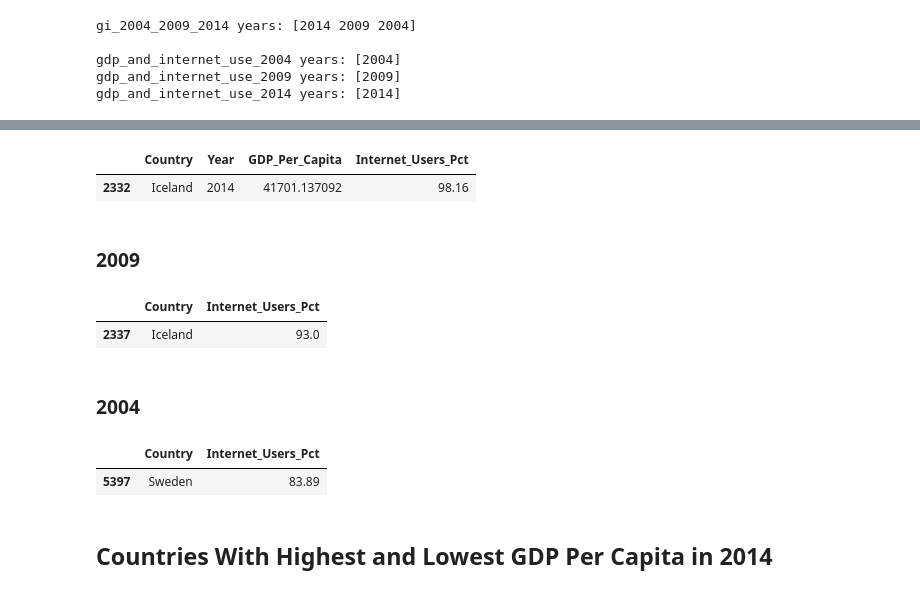
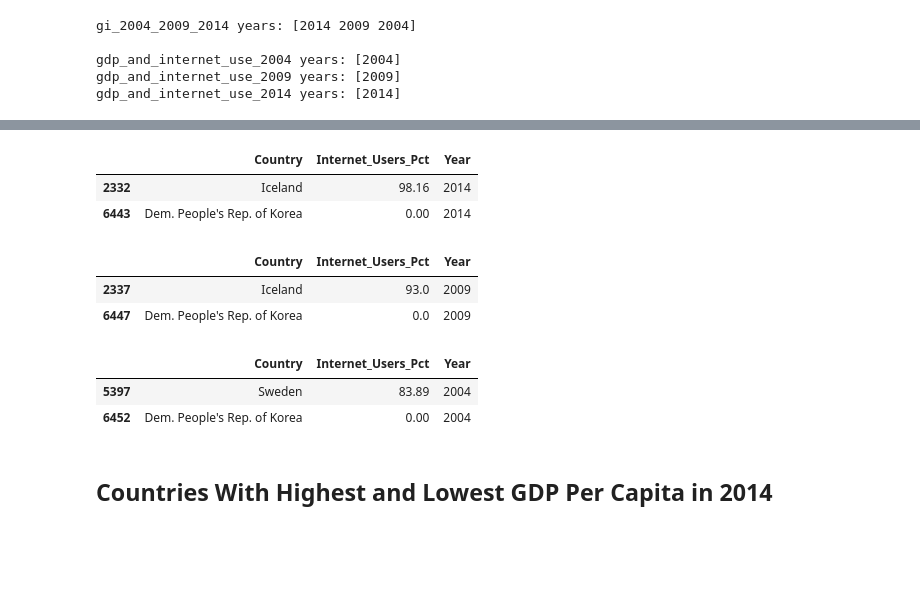
Before and after one commit to taylorperkins/data-question-1, a Jupyter notebook: In Class Practice 1.ipynb, the cells around one changed output, grey strips where cells are left out. Saved outputs shown, nothing was run; the diff lists cells and outputs as text; code cells hidden in the pictures; blank space fills up the shorter version.

```diff
--- a/In Class Practice 1.ipynb
+++ b/In Class Practice 1.ipynb
@@ -166,27 +179,27 @@ gdp_and_internet_use_2014 years: [2014]
-# %%
-gdp_and_internet_use_2014.loc[
-    gdp_and_internet_use_2014.Internet_Users_Pct == gdp_and_internet_use_2014.Internet_Users_Pct.max()
-]
-# %% [output]
-|  | Country | Year | GDP_Per_Capita | Internet_Users_Pct |
-| 2332 | Iceland | 2014 | 41701.137092 | 98.16 |
-# %% [markdown]
-### 2009
-# %%
-gdp_and_internet_use_2009.loc[
-    gdp_and_internet_use_2009.Internet_Users_Pct == gdp_and_internet_use_2009.Internet_Users_Pct.max()
-][['Country', 'Internet_Users_Pct']]
-# %% [output]
-|  | Country | Internet_Users_Pct |
-| 2337 | Iceland | 93.0 |
-# %% [markdown]
-### 2004
-# %%
-gdp_and_internet_use_2004.loc[
-    gdp_and_internet_use_2004.Internet_Users_Pct == gdp_and_internet_use_2004.Internet_Users_Pct.max()
-][['Country', 'Internet_Users_Pct']]
-# %% [output]
-|  | Country | Internet_Users_Pct |
-| 5397 | Sweden | 83.89 |
+# %%
+gdp_and_internet_use_2014.loc[
+    (gdp_and_internet_use_2014.Internet_Users_Pct == gdp_and_internet_use_2014.Internet_Users_Pct.max()) |
+    (gdp_and_internet_use_2014.Internet_Users_Pct == gdp_and_internet_use_2014.Internet_Users_Pct.min())
+][['Country', 'Internet_Users_Pct', 'Year']]
+
+gdp_and_internet_use_2009.loc[
+    (gdp_and_internet_use_2009.Internet_Users_Pct == gdp_and_internet_use_2009.Internet_Users_Pct.max()) |
+    (gdp_and_internet_use_2009.Internet_Users_Pct == gdp_and_internet_use_2009.Internet_Users_Pct.min())
+][['Country', 'Internet_Users_Pct', 'Year']]
+
+gdp_and_internet_use_2004.loc[
+    (gdp_and_internet_use_2004.Internet_Users_Pct == gdp_and_internet_use_2004.Internet_Users_Pct.max()) |
+    (gdp_and_internet_use_2004.Internet_Users_Pct == gdp_and_internet_use_2004.Internet_Users_Pct.min())
+][['Country', 'Internet_Users_Pct', 'Year']]
+# %% [output]
+|  | Country | Internet_Users_Pct | Year |
+| 2332 | Iceland | 98.16 | 2014 |
+| 6443 | Dem. People's Rep. of Korea | 0.00 | 2014 |
+|  | Country | Internet_Users_Pct | Year |
+| 2337 | Iceland | 93.0 | 2009 |
+| 6447 | Dem. People's Rep. of Korea | 0.0 | 2009 |
+|  | Country | Internet_Users_Pct | Year |
+| 5397 | Sweden | 83.89 | 2004 |
+| 6452 | Dem. People's Rep. of Korea | 0.00 | 2004 |
 # %% [markdown]
 ## Countries With Highest and Lowest GDP Per Capita in 2014
```
Also changed, not shown: parts of 35 cells of this notebook.
